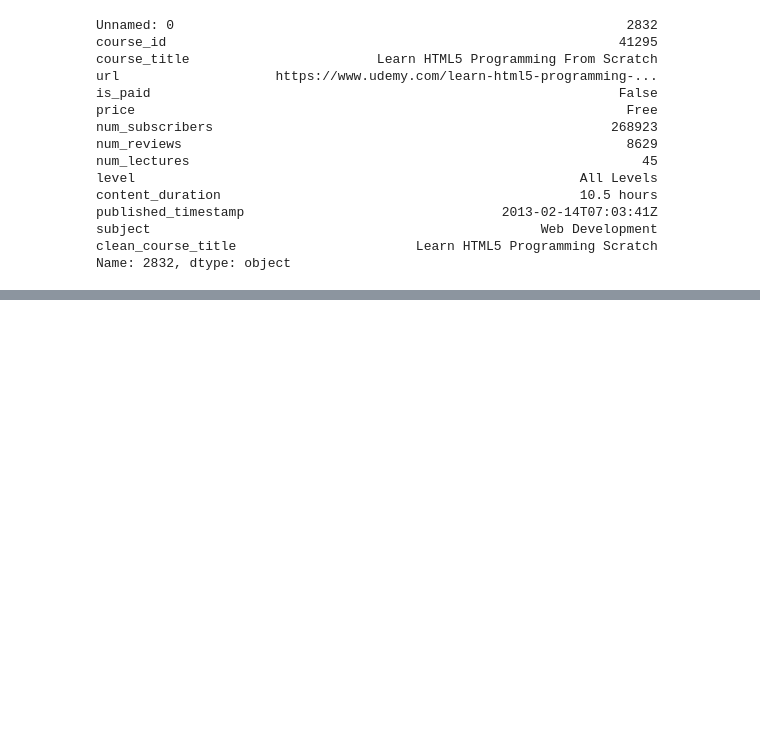
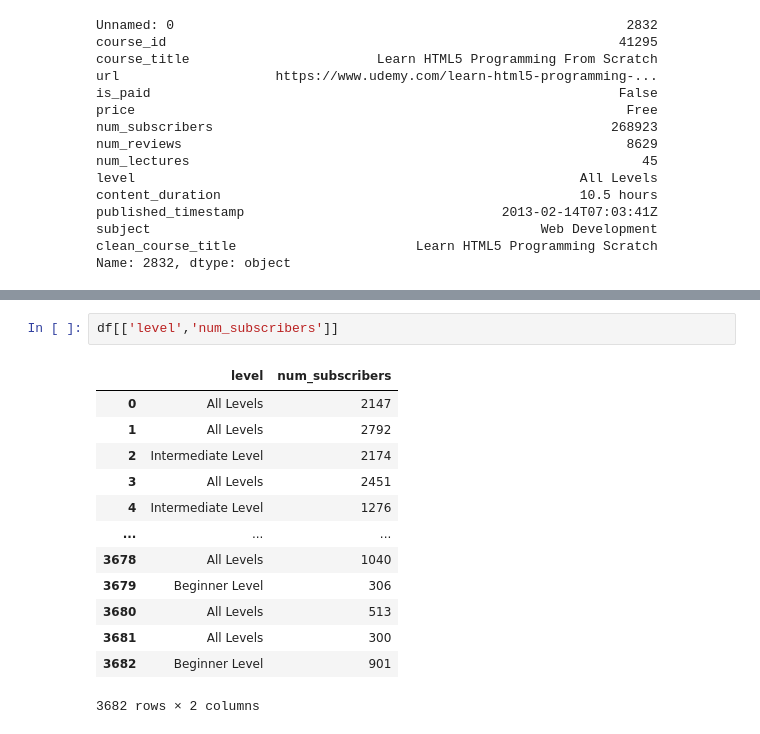
Before and after one commit to ahmedllshafiey/Udemy-Analysis, a Jupyter notebook: Udemy.ipynb, the cells around one changed output, grey strips where cells are left out. Saved outputs shown, nothing was run; the diff lists cells and outputs as text; blank space fills up the shorter version.

```diff
--- a/Udemy.ipynb
+++ b/Udemy.ipynb
@@ -156,0 +179,16 @@ Name: 2832, dtype: object
+# %%
+df[['level','num_subscribers']]
+# %% [output]
+|  | level | num_subscribers |
+| 0 | All Levels | 2147 |
+| 1 | All Levels | 2792 |
+| 2 | Intermediate Level | 2174 |
+| 3 | All Levels | 2451 |
+| 4 | Intermediate Level | 1276 |
+| ... | ... | ... |
+| 3678 | All Levels | 1040 |
+| 3679 | Beginner Level | 306 |
+| 3680 | All Levels | 513 |
+| 3681 | All Levels | 300 |
+| 3682 | Beginner Level | 901 |
+3682 rows × 2 columns
```
Also changed, not shown: parts of 7 cells of this notebook.
